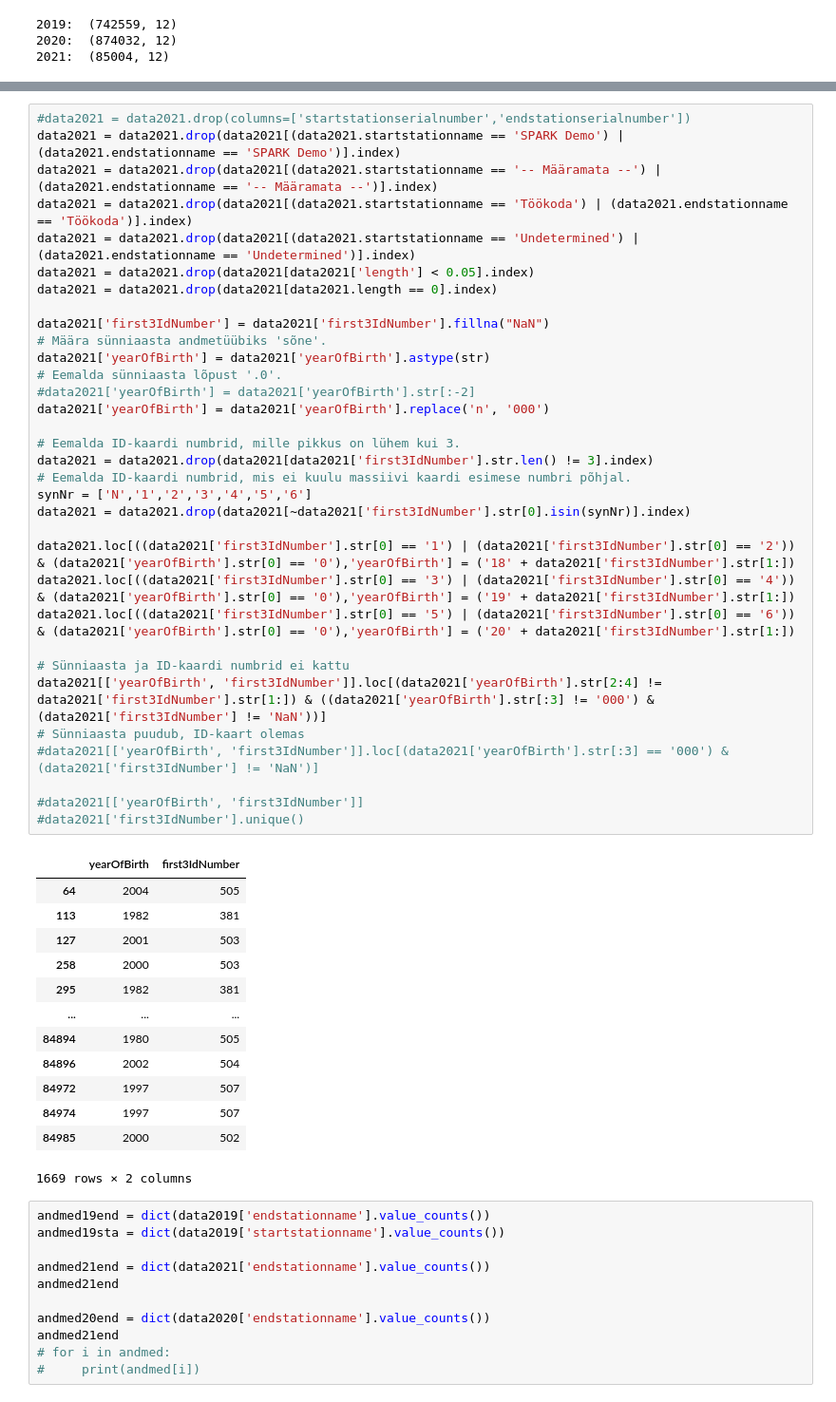
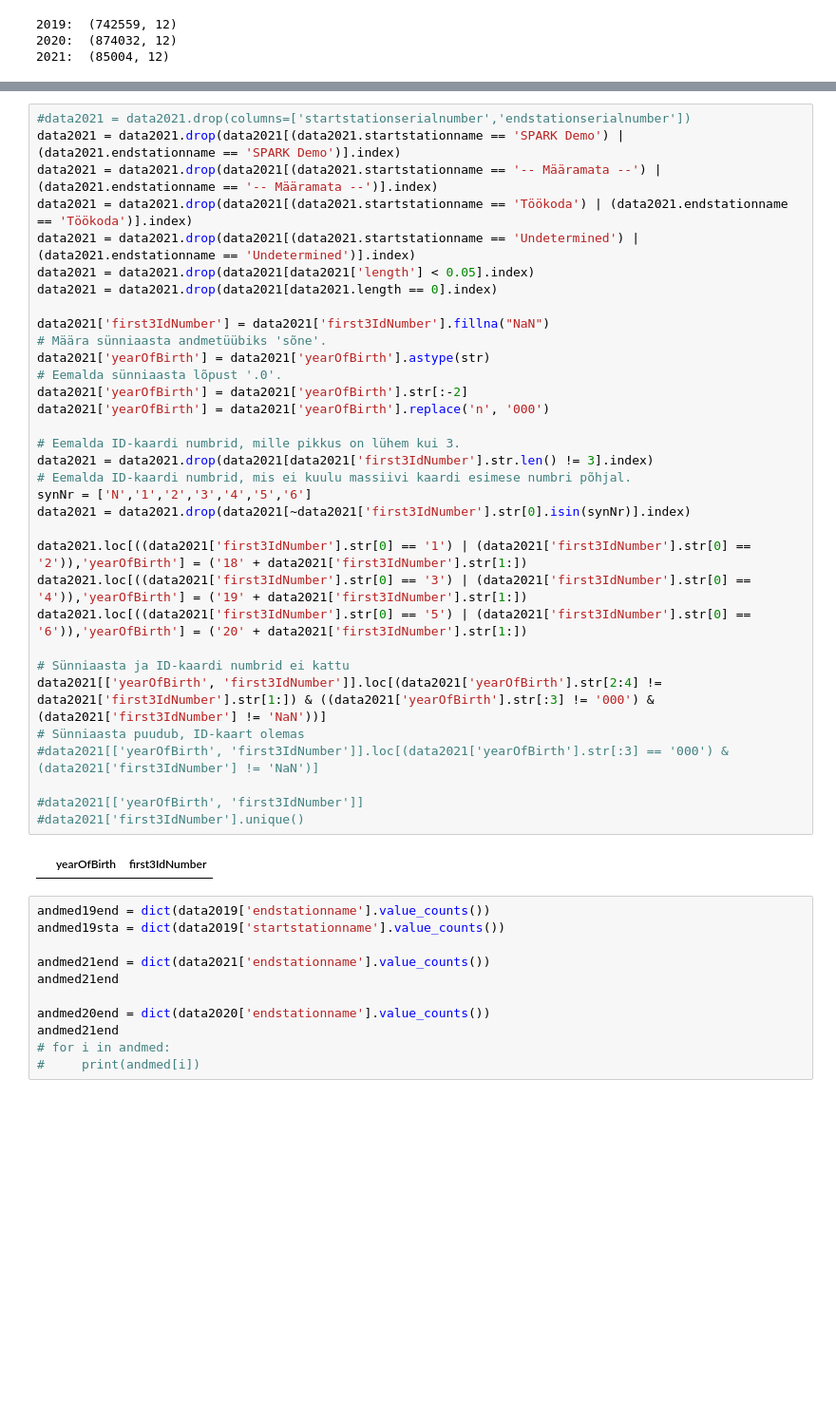
Before and after one commit to OttoJoeleht/IDS-2021-C2, a Jupyter notebook: Rattaringlus.ipynb, the cells around one changed output, grey strips where cells are left out. Shown at 95% size. Saved outputs shown, nothing was run; the diff lists cells and outputs as text; blank space fills up the shorter version.

```diff
--- a/Rattaringlus.ipynb
+++ b/Rattaringlus.ipynb
@@ -126,49 +227,37 @@ data2020[['yearOfBirth', 'first3IdNumber']].loc[(data2020['yearOfBirth'].str[2:4
 #data2021 = data2021.drop(columns=['startstationserialnumber','endstationserialnumber'])
 data2021 = data2021.drop(data2021[(data2021.startstationname == 'SPARK Demo') | (data2021.endstationname == 'SPARK Demo')].index)
 data2021 = data2021.drop(data2021[(data2021.startstationname == '-- Määramata --') | (data2021.endstationname == '-- Määramata --')].index)
 data2021 = data2021.drop(data2021[(data2021.startstationname == 'Töökoda') | (data2021.endstationname == 'Töökoda')].index)
 data2021 = data2021.drop(data2021[(data2021.startstationname == 'Undetermined') | (data2021.endstationname == 'Undetermined')].index)
 data2021 = data2021.drop(data2021[data2021['length'] < 0.05].index)
 data2021 = data2021.drop(data2021[data2021.length == 0].index)
 
 data2021['first3IdNumber'] = data2021['first3IdNumber'].fillna("NaN")
 # Määra sünniaasta andmetüübiks 'sõne'.
 data2021['yearOfBirth'] = data2021['yearOfBirth'].astype(str)
 # Eemalda sünniaasta lõpust '.0'.
-#data2021['yearOfBirth'] = data2021['yearOfBirth'].str[:-2]
+data2021['yearOfBirth'] = data2021['yearOfBirth'].str[:-2]
 data2021['yearOfBirth'] = data2021['yearOfBirth'].replace('n', '000')
 
 # Eemalda ID-kaardi numbrid, mille pikkus on lühem kui 3.
 data2021 = data2021.drop(data2021[data2021['first3IdNumber'].str.len() != 3].index)
 # Eemalda ID-kaardi numbrid, mis ei kuulu massiivi kaardi esimese numbri põhjal.
 synNr = ['N','1','2','3','4','5','6']
 data2021 = data2021.drop(data2021[~data2021['first3IdNumber'].str[0].isin(synNr)].index)
 
-data2021.loc[((data2021['first3IdNumber'].str[0] == '1') | (data2021['first3IdNumber'].str[0] == '2')) & (data2021['yearOfBirth'].str[0] == '0'),'yearOfBirth'] = ('18' + data2021['first3IdNumber'].str[1:])
-data2021.loc[((data2021['first3IdNumber'].str[0] == '3') | (data2021['first3IdNumber'].str[0] == '4')) & (data2021['yearOfBirth'].str[0] == '0'),'yearOfBirth'] = ('19' + data2021['first3IdNumber'].str[1:])
-data2021.loc[((data2021['first3IdNumber'].str[0] == '5') | (data2021['first3IdNumber'].str[0] == '6')) & (data2021['yearOfBirth'].str[0] == '0'),'yearOfBirth'] = ('20' + data2021['first3IdNumber'].str[1:])
+data2021.loc[((data2021['first3IdNumber'].str[0] == '1') | (data2021['first3IdNumber'].str[0] == '2')),'yearOfBirth'] = ('18' + data2021['first3IdNumber'].str[1:])
+data2021.loc[((data2021['first3IdNumber'].str[0] == '3') | (data2021['first3IdNumber'].str[0] == '4')),'yearOfBirth'] = ('19' + data2021['first3IdNumber'].str[1:])
+data2021.loc[((data2021['first3IdNumber'].str[0] == '5') | (data2021['first3IdNumber'].str[0] == '6')),'yearOfBirth'] = ('20' + data2021['first3IdNumber'].str[1:])
 
 # Sünniaasta ja ID-kaardi numbrid ei kattu
 data2021[['yearOfBirth', 'first3IdNumber']].loc[(data2021['yearOfBirth'].str[2:4] != data2021['first3IdNumber'].str[1:]) & ((data2021['yearOfBirth'].str[:3] != '000') & (data2021['first3IdNumber'] != 'NaN'))]
 # Sünniaasta puudub, ID-kaart olemas
 #data2021[['yearOfBirth', 'first3IdNumber']].loc[(data2021['yearOfBirth'].str[:3] == '000') & (data2021['first3IdNumber'] != 'NaN')]
 
 #data2021[['yearOfBirth', 'first3IdNumber']]
 #data2021['first3IdNumber'].unique()
 # %% [output]
 |  | yearOfBirth | first3IdNumber |
-| 64 | 2004 | 505 |
-| 113 | 1982 | 381 |
-| 127 | 2001 | 503 |
-| 258 | 2000 | 503 |
-| 295 | 1982 | 381 |
-| ... | ... | ... |
-| 84894 | 1980 | 505 |
-| 84896 | 2002 | 504 |
-| 84972 | 1997 | 507 |
-| 84974 | 1997 | 507 |
-| 84985 | 2000 | 502 |
-1669 rows × 2 columns
 # %%
 andmed19end = dict(data2019['endstationname'].value_counts())
 andmed19sta = dict(data2019['startstationname'].value_counts())
```
Also changed, not shown: parts of 10 cells of this notebook.
